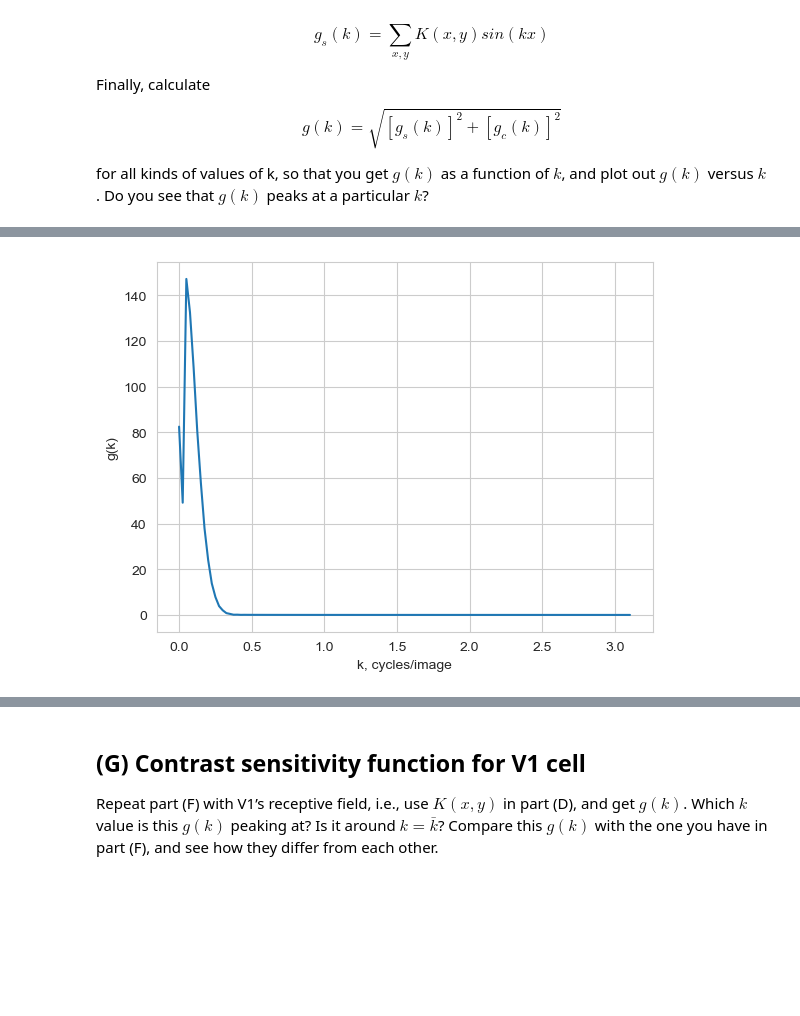
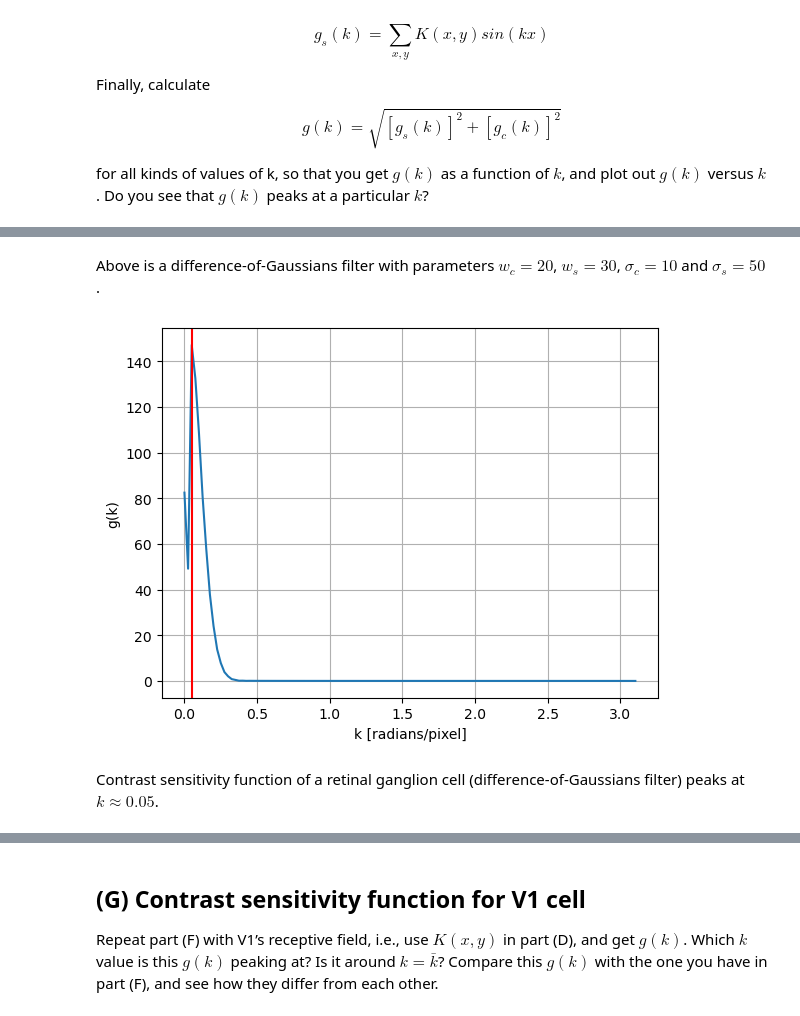
Before and after one commit to kerseviciute/how-does-vision-work, a Jupyter notebook: homework-1.ipynb, the cells around one changed output, grey strips where cells are left out. Saved outputs shown, nothing was run; the diff lists cells and outputs as text; code cells hidden in the pictures; blank space fills up the shorter version.

```diff
--- a/homework-1.ipynb
+++ b/homework-1.ipynb
@@ -313,12 +341,9 @@ for all kinds of values of k, so that you get $g(k)$ as a function of $k$, and p
 # %%
 def g_c(kernel, k):
     res = 0
-    size = kernel.shape[0]
-    center = int(kernel.shape[0] / 2)
 
     for i in range(kernel.shape[0]):
         for j in range(kernel.shape[1]):
-            pos = (j - center) / size / 0.5
             pos = j
             res += kernel[i, j] * np.cos(k * pos)
 
@@ -326,12 +351,9 @@ def g_c(kernel, k):
 # %%
 def g_s(kernel, k):
     res = 0
-    size = kernel.shape[0]
-    center = int(kernel.shape[0] / 2)
 
     for i in range(kernel.shape[0]):
         for j in range(kernel.shape[1]):
-            pos = (j - center) / size / 0.5
             pos = j
             res += kernel[i, j] * np.cos(k * pos)
 
@@ -365,12 +387,18 @@ plt.show()
+# %% [markdown]
+Above is a difference-of-Gaussians filter with parameters $w_c = 20$, $w_s = 30$, $\sigma_c = 10$ and $\sigma_s = 50$.
 # %%
 k = k_step(251)
 g_k = g(kernel, k)
 # %%
 plt.plot(k, g_k)
-plt.xlabel("k, cycles/image")
+plt.axvline(0.05, color = "red")
+plt.grid()
+plt.xlabel("k [radians/pixel]")
 plt.ylabel("g(k)")
 plt.show()
 # %% [output]
-[figure, old version]
+[figure, new version]
+# %% [markdown]
+Contrast sensitivity function of a retinal ganglion cell (difference-of-Gaussians filter) peaks at $k \approx 0.05$.
 # %%
 plt.plot(k, g_k)
```
Also changed, not shown: parts of 41 cells of this notebook.
